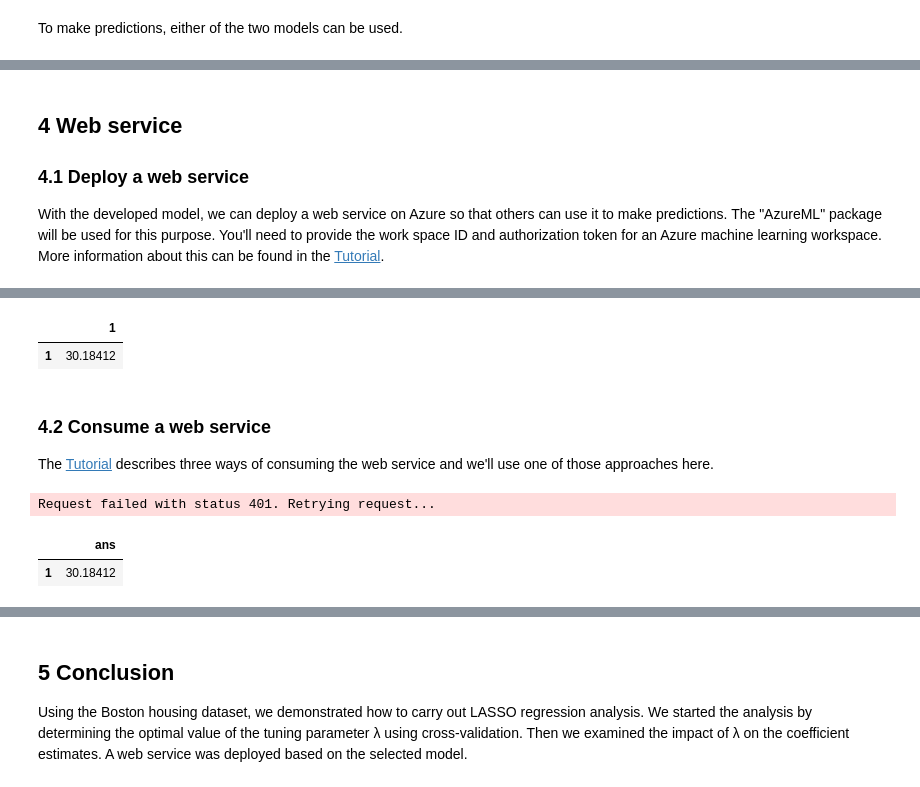
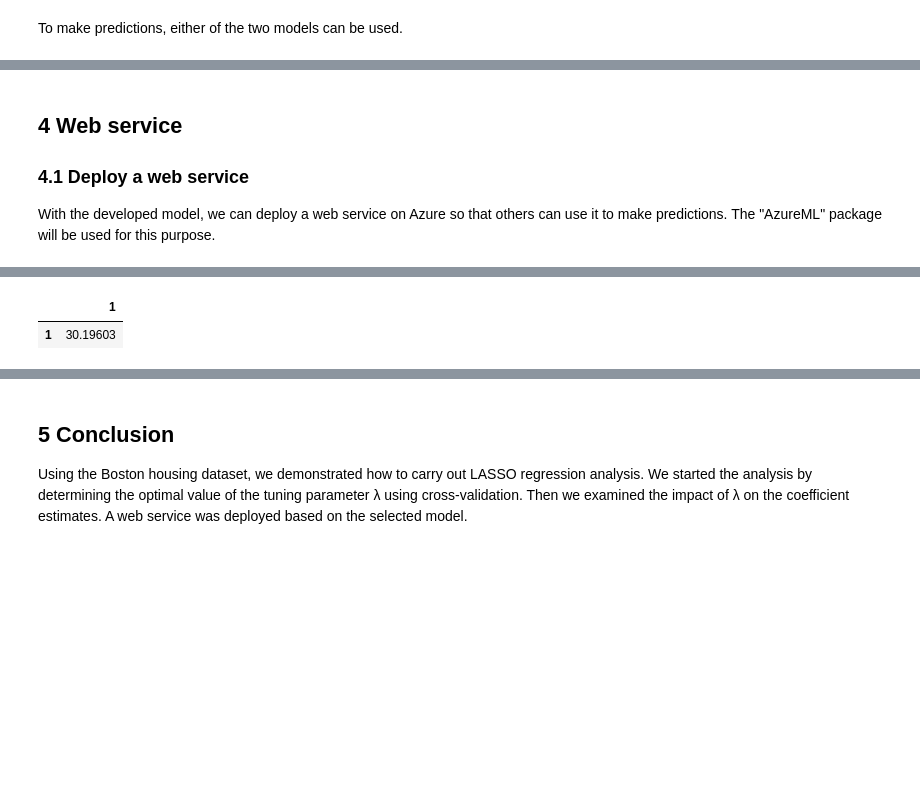
Before and after one commit to andrie/jupyter-notebook-samples, a Jupyter notebook: LASSO.ipynb, the cells around one changed output, grey strips where cells are left out. Saved outputs shown, nothing was run; the diff lists cells and outputs as text; code cells hidden in the pictures; blank space fills up the shorter version.

```diff
--- a/LASSO.ipynb
+++ b/LASSO.ipynb
@@ -152,18 +144,13 @@ print(predictions_train_lasso2)
 # %% [markdown]
 ## 4 Web service
 ### 4.1 Deploy a web service
-With the developed model, we can deploy a web service on Azure so that others can use it to make predictions. The "AzureML" package will be used for this purpose. You'll need to provide the work space ID and authorization token for an Azure machine learning workspace. More information about this can be found in the [Tutorial][tut link].
-
-[tut link]: ???
+With the developed model, we can deploy a web service on Azure so that others can use it to make predictions. The "AzureML" package will be used for this purpose.
 # %%
 # load the library
 library(AzureML)
 
 # workspace information
-ws <- workspace(
-  id = "b2bbeb56a1d04e1599d2510a06c59d87",
-  auth = "a3978d933cd84e64ab583a616366d160"
-)
+ws <- workspace()
 
 # define predict function
 mypredict <- function(newdata)
@@ -176,7 +163,6 @@ mypredict <- function(newdata)
 
 # test the prediction function
 newdata <- Boston[1, 1:13]
-print(newdata)
 mypredict(newdata)
 
 # deploy the service
@@ -190,7 +176,2 @@ ep <- publishWebService(ws = ws, fun = mypredict,
 |  | 1 |
-| 1 | 30.18412 |
+| 1 | 30.19603 |
-# %% [markdown]
-### 4.2 Consume a web service
-The [Tutorial][tut link] describes three ways of consuming the web service and we'll use one of those approaches here.
-
-[tut link]: ???
@@ -204,7 +177,0 @@ ep_price_pred <- endpoints(ws, service_id)
-# %%
-# consume
-consume(ep_price_pred, newdata)
-# %% [output]
-Request failed with status 401. Retrying request...
-|  | ans |
-| 1 | 30.18412 |
```
Also changed, not shown: parts of 13 cells of this notebook, 2 other files.
